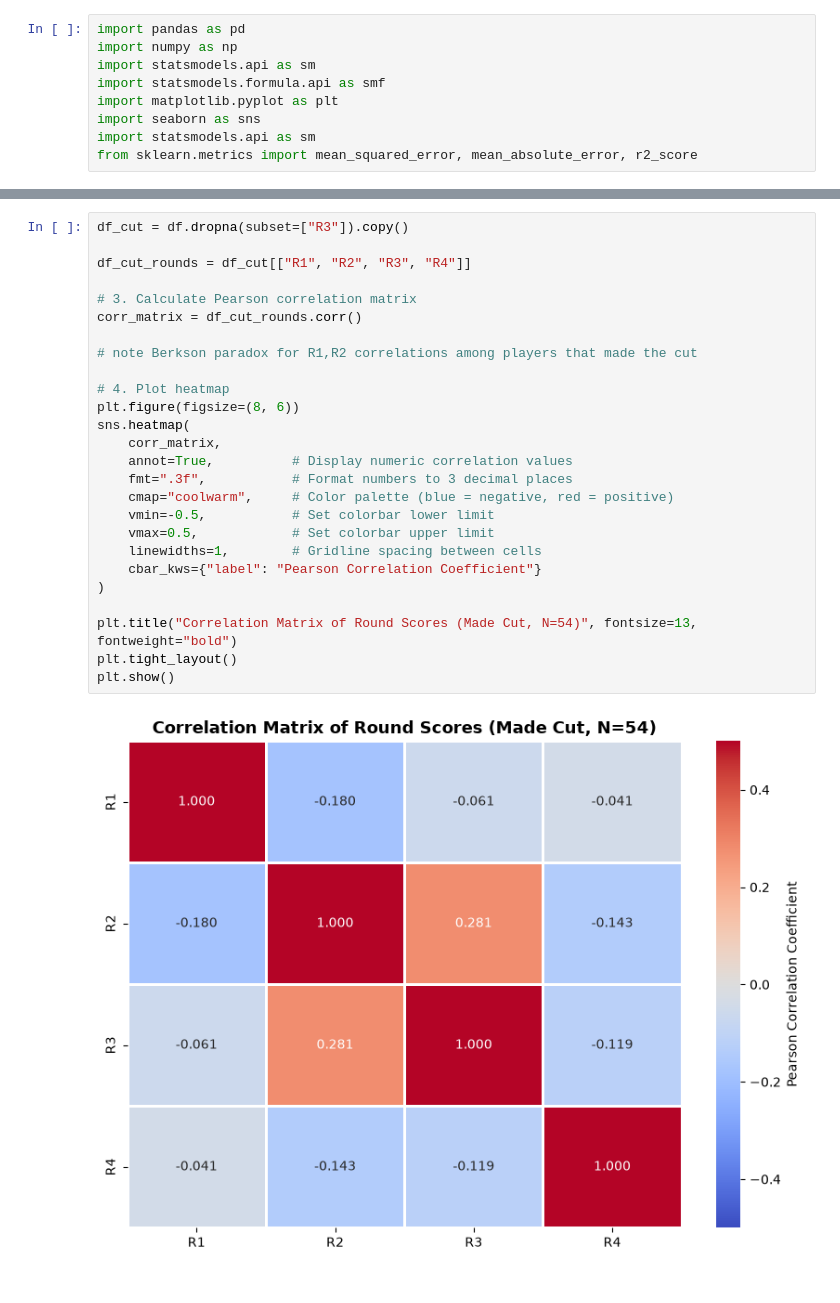
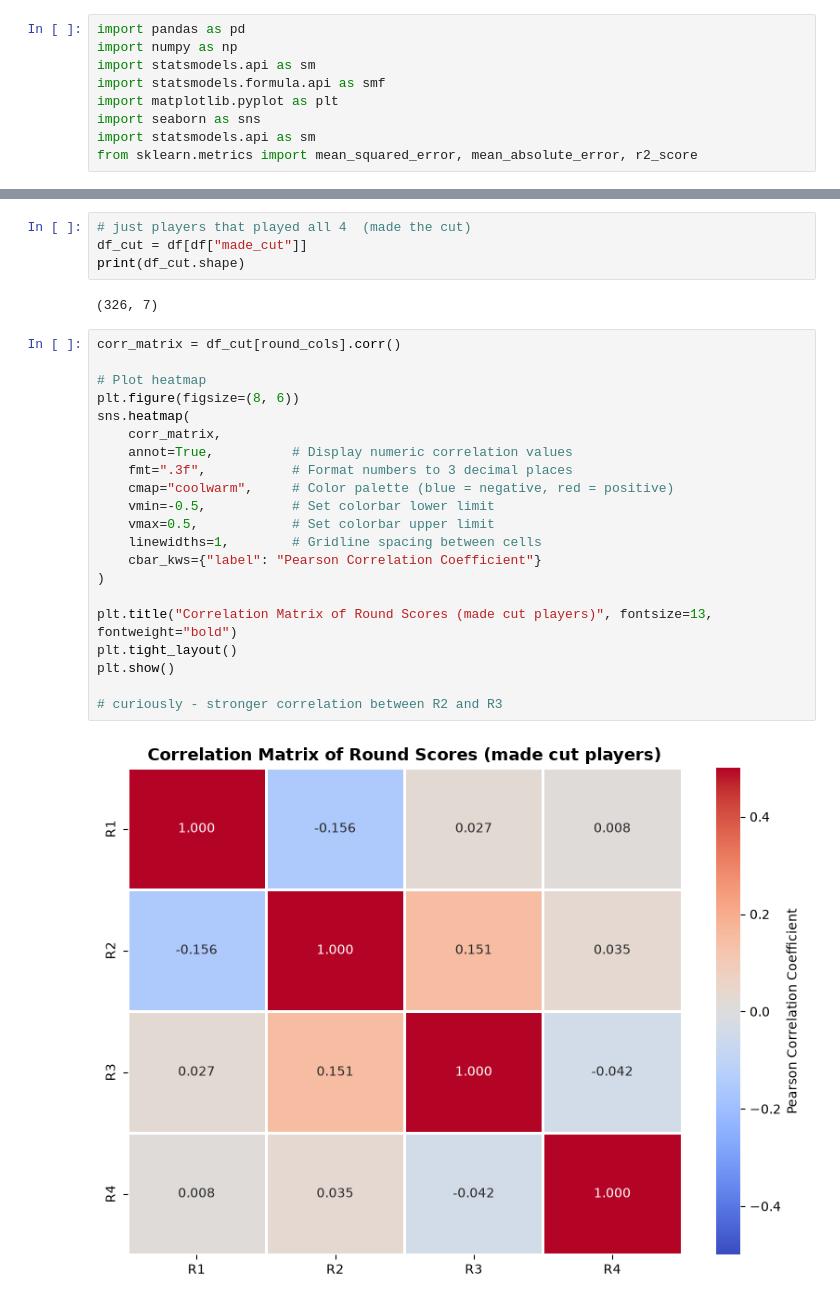
Before and after one commit to kenmassey/bad355-git, a Jupyter notebook: regression/regress-masters.ipynb, the cells around one changed output, grey strips where cells are left out. Cells and saved outputs as stored; diff of their text form.

```diff
--- a/regression/regress-masters.ipynb
+++ b/regression/regress-masters.ipynb
@@ -103,28 +129,29 @@ Interpretation: For every 1-stroke improvement below the mean in R1, players onl
-# %%
-df_cut = df.dropna(subset=["R3"]).copy()
-
-df_cut_rounds = df_cut[["R1", "R2", "R3", "R4"]]
-
-# 3. Calculate Pearson correlation matrix
-corr_matrix = df_cut_rounds.corr()
-
-# note Berkson paradox for R1,R2 correlations among players that made the cut
-
-# 4. Plot heatmap
-plt.figure(figsize=(8, 6))
-sns.heatmap(
-    corr_matrix,
-    annot=True,          # Display numeric correlation values
-    fmt=".3f",           # Format numbers to 3 decimal places
-    cmap="coolwarm",     # Color palette (blue = negative, red = positive)
-    vmin=-0.5,           # Set colorbar lower limit
-    vmax=0.5,            # Set colorbar upper limit
-    linewidths=1,        # Gridline spacing between cells
-    cbar_kws={"label": "Pearson Correlation Coefficient"}
-)
-
-plt.title("Correlation Matrix of Round Scores (Made Cut, N=54)", fontsize=13, fontweight="bold")
-plt.tight_layout()
-plt.show()
-# %% [output]
-[figure, removed]
+# %%
+# just players that played all 4  (made the cut)
+df_cut = df[df["made_cut"]]
+print(df_cut.shape)
+# %% [output]
+(326, 7)
+# %%
+corr_matrix = df_cut[round_cols].corr()
+
+# Plot heatmap
+plt.figure(figsize=(8, 6))
+sns.heatmap(
+    corr_matrix,
+    annot=True,          # Display numeric correlation values
+    fmt=".3f",           # Format numbers to 3 decimal places
+    cmap="coolwarm",     # Color palette (blue = negative, red = positive)
+    vmin=-0.5,           # Set colorbar lower limit
+    vmax=0.5,            # Set colorbar upper limit
+    linewidths=1,        # Gridline spacing between cells
+    cbar_kws={"label": "Pearson Correlation Coefficient"}
+)
+
+plt.title("Correlation Matrix of Round Scores (made cut players)", fontsize=13, fontweight="bold")
+plt.tight_layout()
+plt.show()
+
+# curiously - stronger correlation between R2 and R3
+# %% [output]
+[figure, added]
```
Also changed, not shown: parts of 14 cells of this notebook, 2 other files.
